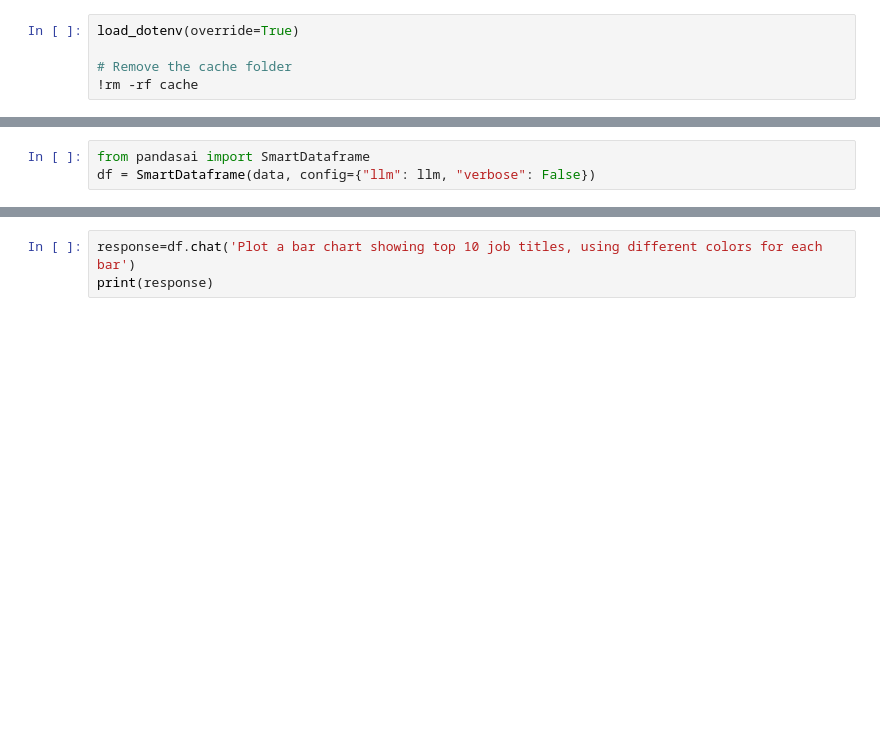
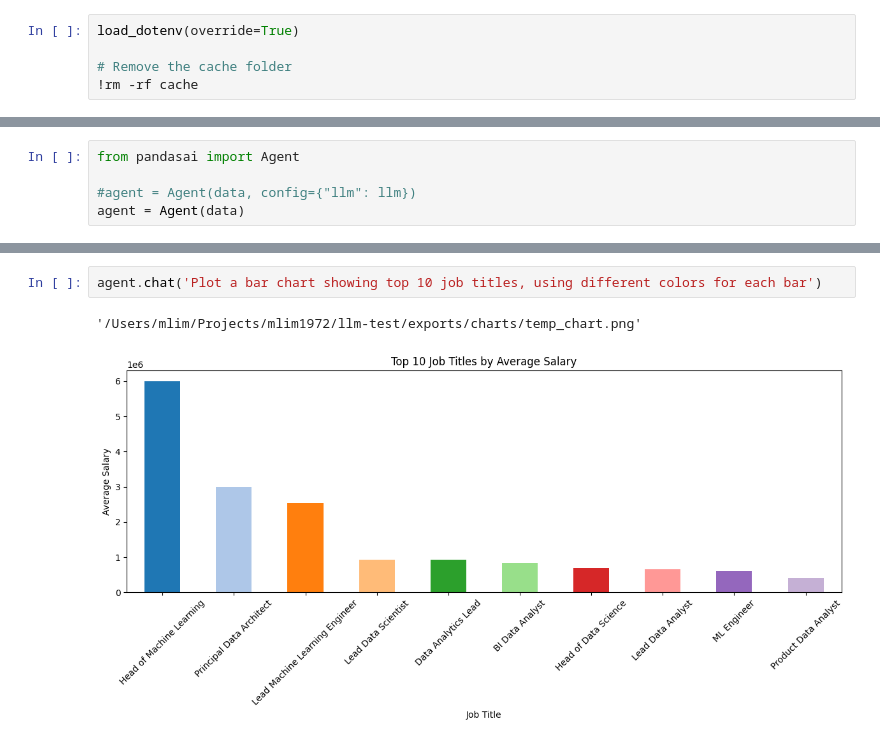
Before and after one commit to mlim1972/llm-test, a Jupyter notebook: PandasAI.ipynb, the cells around one changed output, grey strips where cells are left out. Cells and saved outputs as stored; diff of their text form; blank space fills up the shorter version.

Commit message:
updating libraries and using new agent class from pandasai

```diff
--- a/PandasAI.ipynb
+++ b/PandasAI.ipynb
@@ -48,6 +55,8 @@ llm = LangchainLLM(lang_llm)
 #     anthropic_api_key = os.environ["ANTHROPIC_API_KEY"])
 # llm = LangchainLLM(lang_llm)
 # %%
-from pandasai import SmartDataframe
-df = SmartDataframe(data, config={"llm": llm, "verbose": False})
+from pandasai import Agent
+
+#agent = Agent(data, config={"llm": llm})
+agent = Agent(data)
 # %%
@@ -64,4 +118,6 @@ print(f"Code Executed\n{df.last_code_executed}\n")
 # %%
-response=df.chat('Plot a bar chart showing top 10 job titles, using different colors for each bar')
-print(response)
+agent.chat('Plot a bar chart showing top 10 job titles, using different colors for each bar')
+# %% [output]
+'/Users/mlim/Projects/mlim1972/llm-test/exports/charts/temp_chart.png'
+[figure, added]
 # %%
```
Also changed, not shown: parts of 8 cells of this notebook, 3 other files.
